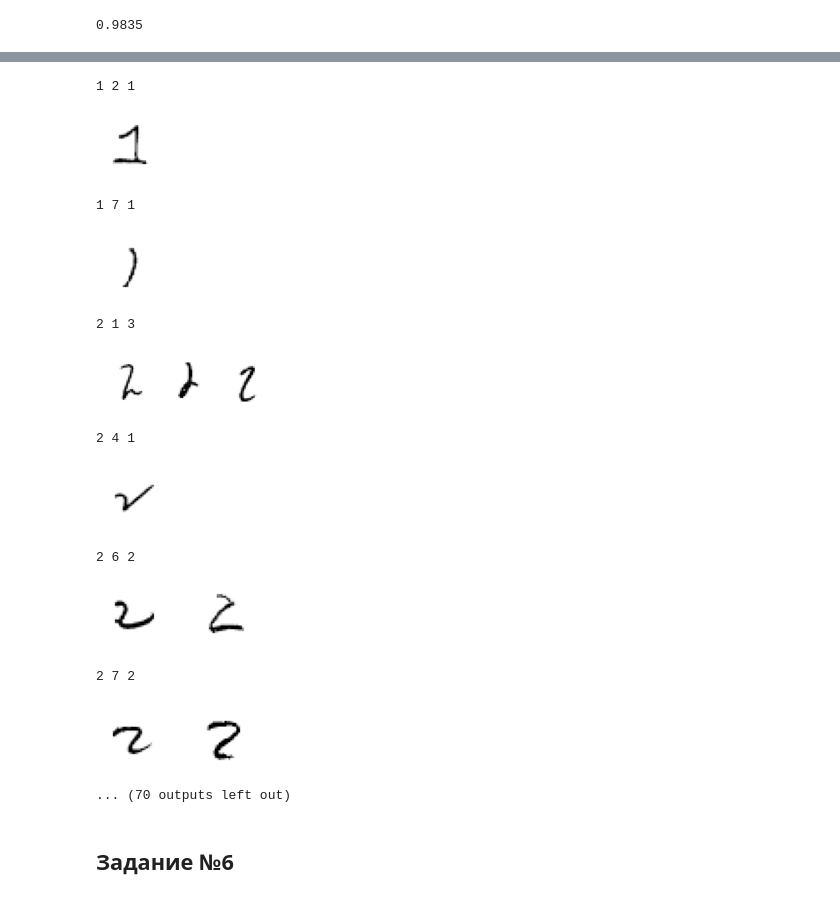
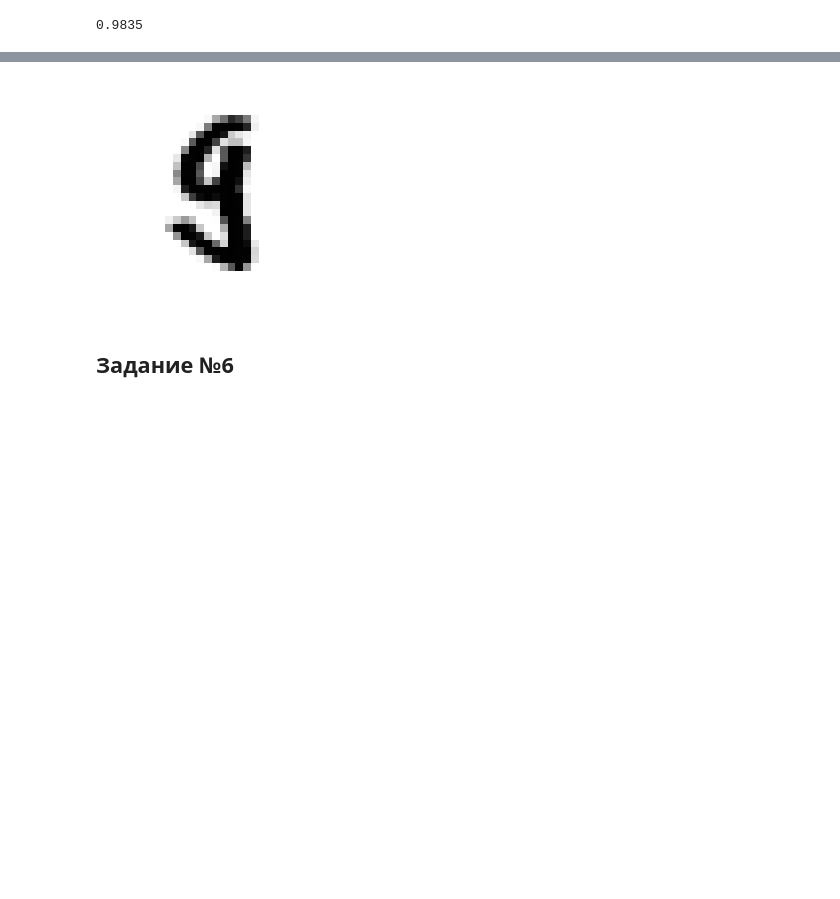
Before and after one commit to Tytskiy/Study, a Jupyter notebook: mmp-fall-2020/practicum/hm-4(KNN)/hm-4.ipynb, the cells around one changed output, grey strips where cells are left out. Cells and saved outputs as stored; diff of their text form; code cells hidden in the pictures; blank space fills up the shorter version.

```diff
--- a/mmp-fall-2020/practicum/hm-4(KNN)/hm-4.ipynb
+++ b/mmp-fall-2020/practicum/hm-4(KNN)/hm-4.ipynb
@@ -312,37 +315,21 @@ plt.show()
 # %%
 lim = 1
 for i in range(10):
     for j in range(10):
         if(i == j):
             continue
-        ind = np.where((y_test == i) & (y_pred_base == j) & (y_pred_aug == i))[0]
+        ind = np.where((y_test == i) & (y_pred_base == j)&(y_pred_aug == i))[0]
         if(ind.size >= lim):
-            if(ind.size > 1):
-                fig, ax = plt.subplots(1, ind.size, figsize=(3, 1))
-                print(i, j, ind.size)
-                for k, index in enumerate(ind):
-                    ax[k].imshow(X_test[index].reshape(28, 28), cmap="Greys")
-                    ax[k].axis("off")
-            else:
-                print(i, j, ind.size)
-                plt.figure(figsize=(1, 1))
-                plt.imshow(X_test[ind[0]].reshape(28, 28), cmap="Greys")
+            #fig, ax = plt.subplots(1, ind.size, figsize=(10, 2))
+            #print("true:", i, "predict:", j, "num of wrong:", ind.size)
+            for k, index in enumerate(ind):
+                #print(index, end="  ")
+                plt.imshow(X_test[index].reshape(28, 28), cmap="Greys")
                 plt.axis("off")
-            plt.show()
+                plt.savefig("figures/wrong_base_vs_aug/digit_"+str(i)+"_"+str(j)+"_"+str(index)+".pdf")
+            #plt.show()
 # %% [output]
-1 2 1
-[figure, old version]
+[figure, new version]
-1 7 1
-[figure, removed]
-2 1 3
-[figure, removed]
-2 4 1
-[figure, removed]
-2 6 2
-[figure, removed]
-2 7 2
-[figure, removed]
-... (70 outputs left out)
 # %% [markdown]
 ## Задание №6
 # %%
```
Also changed, not shown: parts of 1 cell of this notebook, 4 other files.
